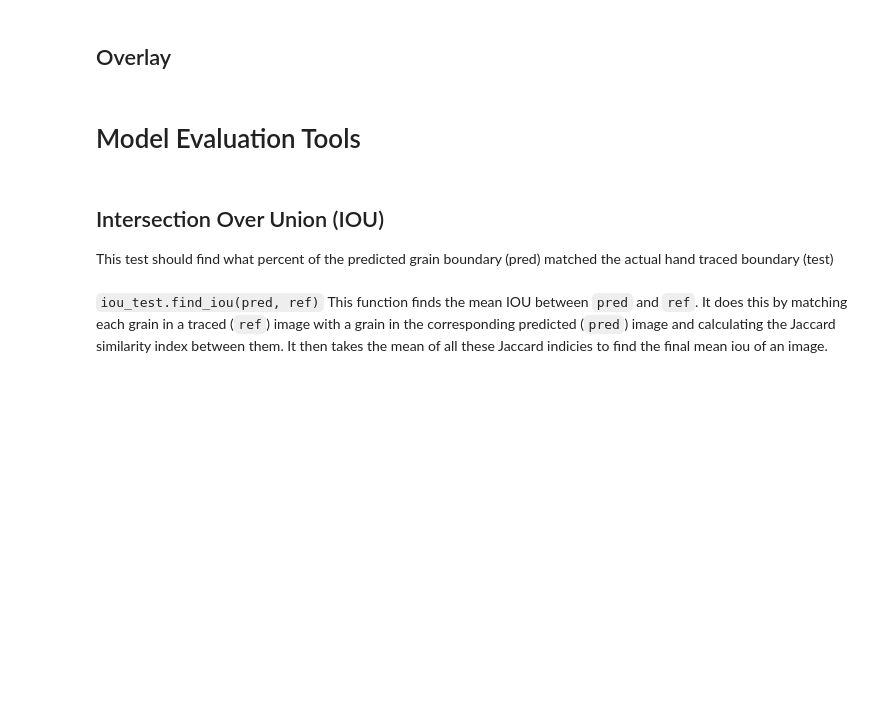
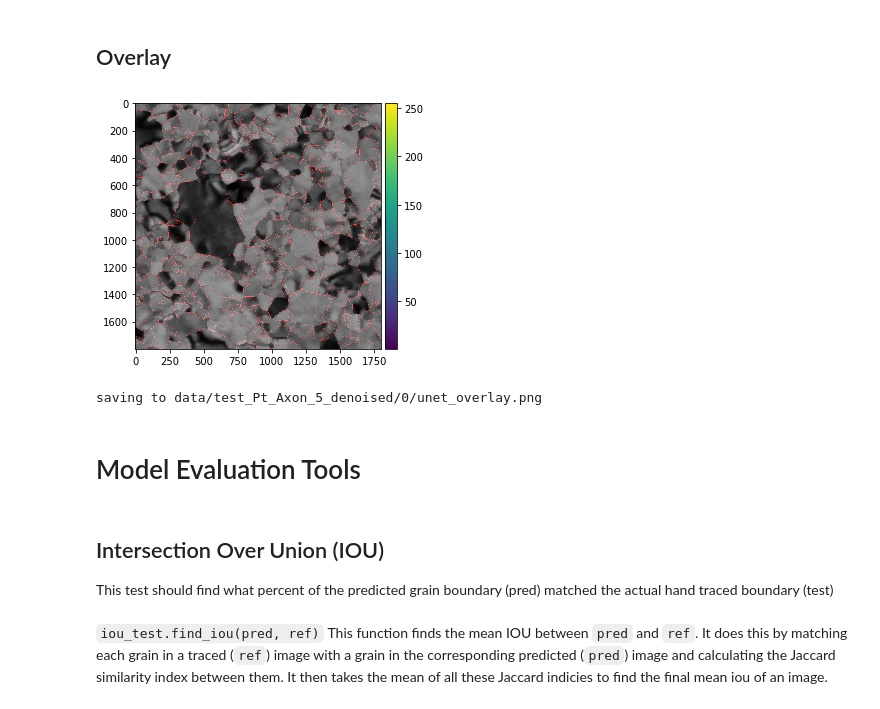
Before and after one commit to xkstein/Grain-U-Net, a Jupyter notebook: main.ipynb, the cells around one changed output. Saved outputs shown, nothing was run; the diff lists cells and outputs as text; code cells hidden in the pictures; blank space fills up the shorter version.

```diff
--- a/main.ipynb
+++ b/main.ipynb
@@ -229,15 +260,14 @@ from pathlib import Path
 from skimage import io
 from src import post_process
 import numpy as np
+import pathlib
 
-test_dir = Path('data/test_Pt/')
-if 'test_dir' not in locals():
-    test_dir = Path('data/test_Pt/')
+test_dir = Path('data/test_Pt_Axon_5_denoised/')
 
 process_args = {
         'compilation': 'min',
-        'liberal_thresh': 243,
-        'conservative_thresh': 235,
+        'liberal_thresh': 220,     ##240 200
+        'conservative_thresh': 160,
         'invert_double_thresh': True,
         'n_dilations': 2,
         'min_grain_area': 300,
@@ -284,6 +314,7 @@ for FOV in test_dir.glob('*'):
     plt.show()
     plt.close()
 
+
     io.imsave(FOV / 'unet_skel.png', 255 * data['pruned_skeleton'].astype('uint8'))
-    print(f'Saving to: {FOV / "unet_skel.png"}')
+    print('Saving to: FOV / ' + 'unet_skel.png')
 # %% [output]
@@ -305,31 +323,42 @@ Saving to: data/test_Pt/20um/unet_skel.png
 ## Overlay
 # %%
 from skimage import io, transform
+from pathlib import Path
 import numpy as np
 import os
 
-if 'test_n' not in locals():
-    test_n = 1
-    test_dir = 'data/test/'
+test_dir = Path('data/test_Pt_Axon_5_denoised/')
 
-for i in range(test_n):
-    i = i + 1
-    raw_img = io.imread(f'{test_dir}0{i}.png')
-    sk_img = io.imread(f'{test_dir}{i}_processed.png')
-    sk_img = 255 * transform.resize(sk_img, raw_img.shape, anti_aliasing=False)
-    fusion_img = np.zeros((raw_img.shape[0], raw_img.shape[1], 3), dtype=int)
-    fusion_img[:, :, 0] = raw_img
-    fusion_img[:, :, 1] = raw_img
-    fusion_img[:, :, 2] = raw_img
-    fusion_img[sk_img > 0, 0] = 255
-    if os.path.isfile(f'{test_dir}key/{i}.png'):
-        ht_img = io.imread(f'{test_dir}key/{i}.png')
-        ht_img = 255 - (255 * transform.resize(ht_img, raw_img.shape, anti_aliasing=False))
-        fusion_img[ht_img > 0, 1] = 255
-#        io.imshow(fusion_img)
-#        io.show()
+for FOV in test_dir.glob('*'):
+    if not (FOV / 'raw').is_dir():
+        continue
+    for fname in FOV.glob('raw/*.png'):
+        raw_img = io.imread(fname)
 
-    io.imsave(f'{test_dir}{i}_overlaid.png', fusion_img.astype('uint8'))
+        if (np.max(raw_img) > 255):  #if not 8 bit depth, scale
+            raw_img = raw_img-raw_img.min()
+            raw_img = 255*(raw_img / np.ptp(raw_img))
+
+        sk_img = io.imread(FOV / 'unet_skel.png') #sk_img is unet
+        sk_img = 255 * transform.resize(sk_img, raw_img.shape, anti_aliasing=False) #resizing network output to raw
+        fusion_img = np.zeros((raw_img.shape[0], raw_img.shape[1], 3), dtype=int) #
+        fusion_img[:, :, 0] = raw_img
+        fusion_img[:, :, 1] = raw_img
+        fusion_img[:, :, 2] = raw_img
+        fusion_img[sk_img > 0, 0] = 255
+
+        '''ht_img = io.imread(FOV / 'key' / 'trace.png')
+        ht_img = 255 - (255*transform.resize(ht_img, raw_img.shape, anti_aliasing=False))
+        fusion_img[ht_img > 0, 1] = 255'''
+        io.imshow(fusion_img)
+        io.show()
+        io.imsave(FOV / 'unet_overlay.png', fusion_img.astype('uint8'))
+        print('saving to ' + str(FOV) + '/unet_overlay.png')
+        break
+    break
+# %% [output]
+[figure, added]
+saving to data/test_Pt_Axon_5_denoised/0/unet_overlay.png
 # %% [markdown]
 # Model Evaluation Tools
 # %% [markdown]
```
Also changed, not shown: parts of 9 cells of this notebook, 34 other files.
